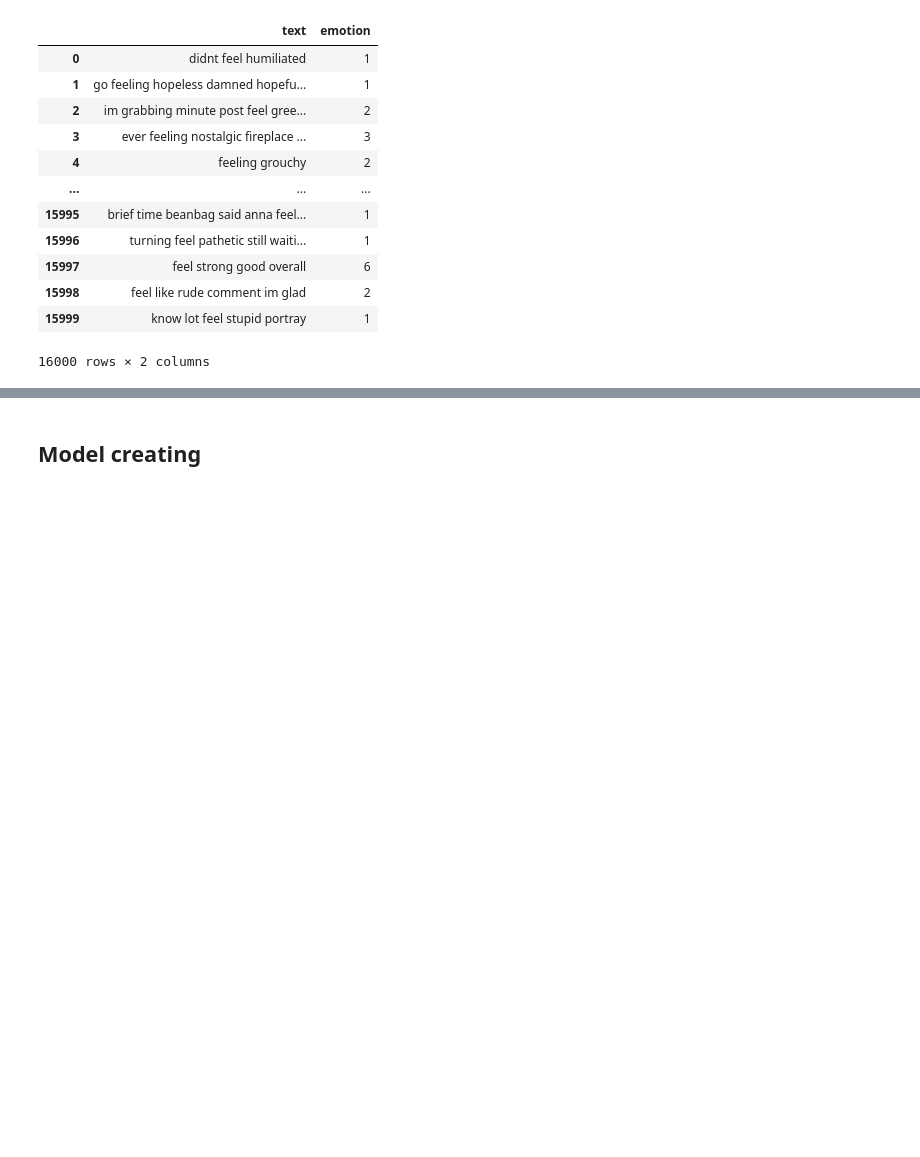
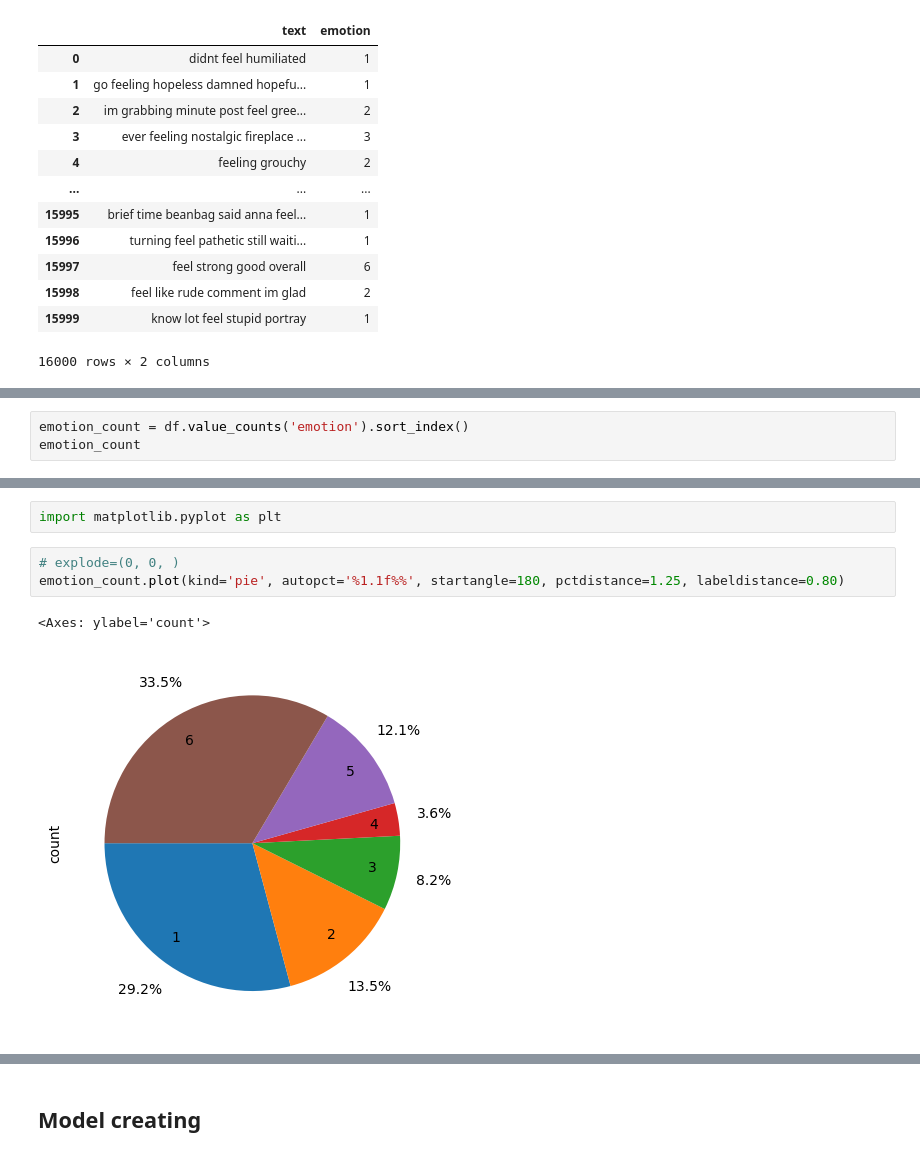
Before and after one commit to Sathvara-Amitkumar/Machine-Learning, a Jupyter notebook: NLP/NLP_Project.ipynb, the cells around one changed output, grey strips where cells are left out. Cells and saved outputs as stored; diff of their text form; blank space fills up the shorter version.

Commit message:
Data Vizualize using countplot and piechart!

```diff
--- a/NLP/NLP_Project.ipynb
+++ b/NLP/NLP_Project.ipynb
@@ -235,0 +238,3 @@ df
+# %%
+emotion_count = df.value_counts('emotion').sort_index()
+emotion_count
@@ -235,0 +250,8 @@ df
+# %%
+import matplotlib.pyplot as plt
+# %%
+# explode=(0, 0, )
+emotion_count.plot(kind='pie', autopct='%1.1f%%', startangle=180, pctdistance=1.25, labeldistance=0.80)
+# %% [output]
+<Axes: ylabel='count'>
+[figure, added]
```
Also changed, not shown: parts of 4 cells of this notebook.
